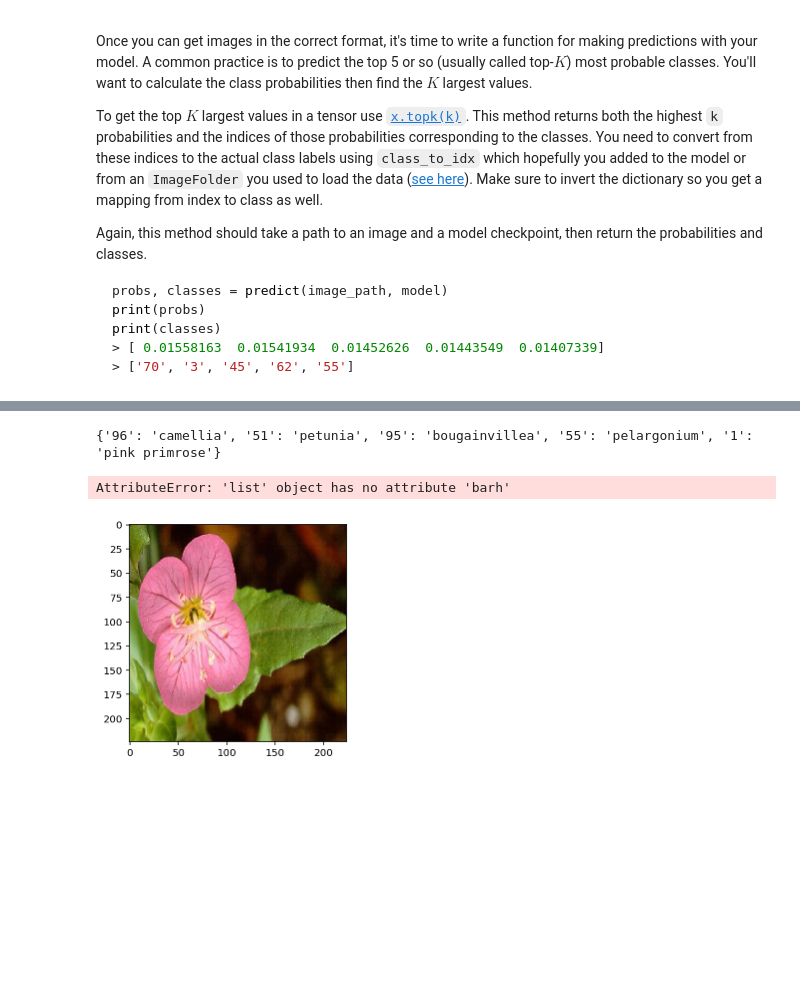
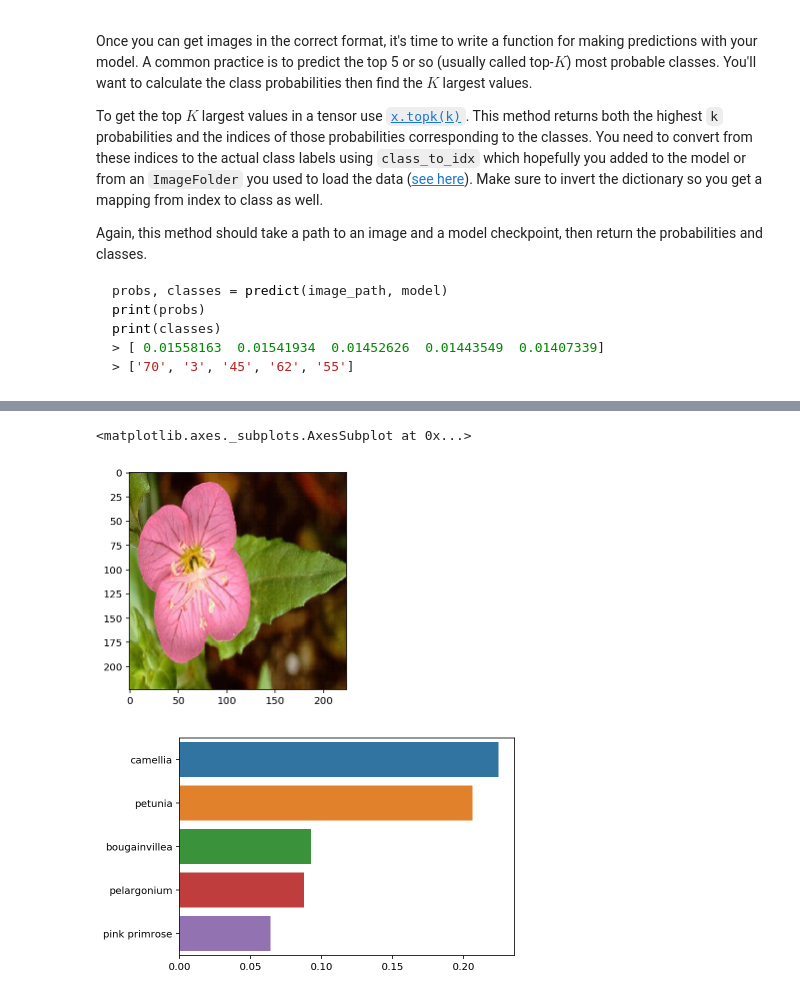
Before and after one commit to jim2236/Image_Classifier_Udacity, a Jupyter notebook: Image Classifier Project.ipynb, the cells around one changed output, grey strips where cells are left out. Cells and saved outputs as stored; diff of their text form; code cells hidden in the pictures; blank space fills up the shorter version.

```diff
--- a/Image Classifier Project.ipynb
+++ b/Image Classifier Project.ipynb
@@ -417,6 +418,8 @@ image_path = filepath + 'flowers/test/1/'
 model = load_checkpoint(filepath + 'checkpoint.pth')
 
 probs, classes = predict(image_path, model)
-print(probs)
-print(classes)
+probs = probs.numpy()
+classes = classes.numpy()
+
+print(probs, classes)
 # %% [output]
@@ -432,34 +433,27 @@ Now that you can use a trained model for predictions, check to make sure it make
 
 You can convert from the class integer encoding to actual flower names with the `cat_to_name.json` file (should have been loaded earlier in the notebook). To show a PyTorch tensor as an image, use the `imshow` function defined above.
 # %%
-classes = classes.numpy()
-
-final_classes = dict()
+final_classes = []
 
 inv_classes = {i: j for j, i in model.class_to_idx.items()}
 
 for i in classes[0]:
-    final_classes.update({inv_classes[i]: cat_to_name[inv_classes[i]]})
+    final_classes.append(cat_to_name[inv_classes[i]])
-# %% [output]
-{'96': 'camellia', '51': 'petunia', '95': 'bougainvillea', '55': 'pelargonium', '1': 'pink primrose'}
 # %%
 # TODO: Display an image along with the top 5 classes
 
 filepath = '/home/workspace/aipnd-project/'
 image_path = filepath + 'flowers/test/1/'
 image = imshow((process_image(image_path + 'image_06760.jpg')))
 
-ax1 = plt.plot()
+probs = probs.squeeze()
 
-ax1.barh(np.arange(5), final_classes.keys())    <----- START HERE
-ax1.set_aspect(0.1)
-ax1.set_yticks(np.arange(5))
+fig, ax = plt.subplots()
+#ax.barh(x = probs, y = final_classes, width=6)
+#plt.show()
 
-ax1.set_yticklabels([final_classes.values()], size='small');
-ax1.set_title('Class Probability')
-ax1.set_xlim(0, 1.1)
-
-plt.tight_layout()
+sb.barplot(x = probs, y = final_classes)
 # %% [output]
-AttributeError: 'list' object has no attribute 'barh'
+<matplotlib.axes._subplots.AxesSubplot at 0x...>
 [figure]
+[figure, added]
```
Also changed, not shown: parts of 3 cells of this notebook.
